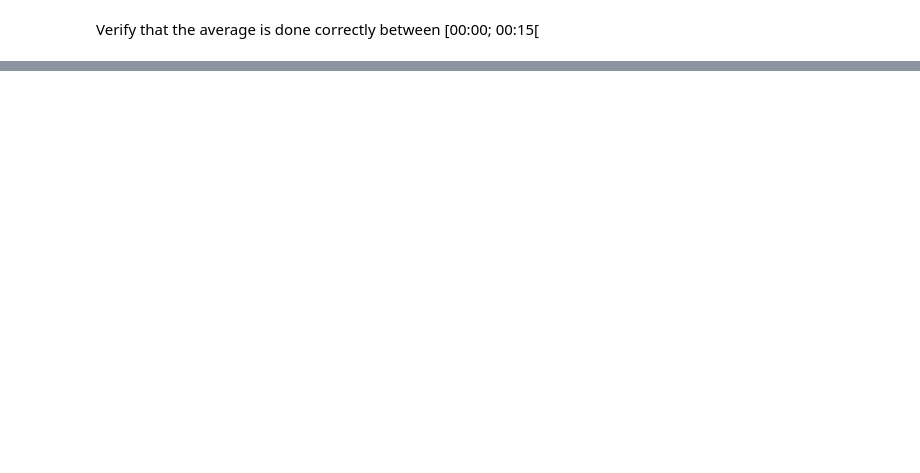
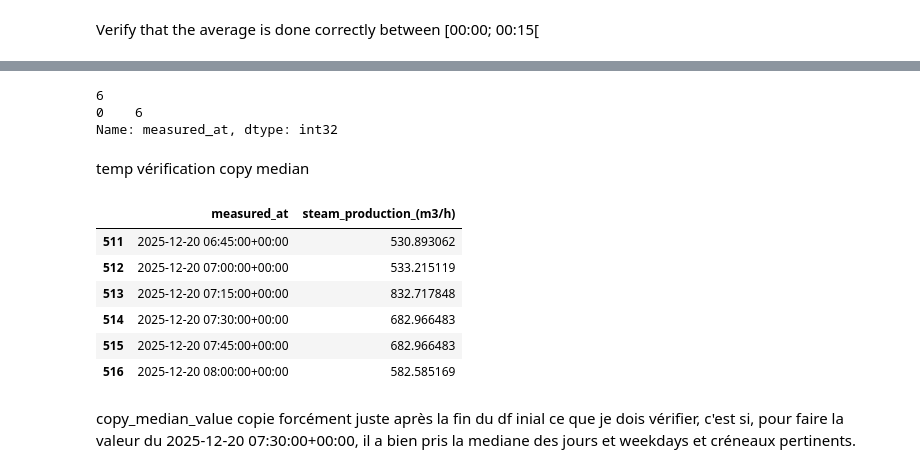
Before and after one commit to danielbinzainol/cascadya, a Jupyter notebook: notebooks/1.0-lam-inariz-data-exploration.ipynb, the cells around one changed output, grey strips where cells are left out. Cells and saved outputs as stored; diff of their text form; code cells hidden in the pictures; blank space fills up the shorter version.

Commit message:
simple-prevision-copy-and-median

```diff
--- a/notebooks/1.0-lam-inariz-data-exploration.ipynb
+++ b/notebooks/1.0-lam-inariz-data-exploration.ipynb
@@ -57,0 +94,9 @@ plt.show()
+# %%
+from predict import simple_copy, copy_median_values
+import datetime
+
+# y_copy1day = simple_copy(y_15min, "measured_at", "steam_production_(m3/h)", datetime.date(2025,12,15), datetime.date(2025,12,16))
+# y_copy1week = simple_copy(y_15min, "measured_at", "steam_production_(m3/h)", datetime.date(2025,12,15), datetime.date(2025,12,20))
+
+y_median1day = copy_median_values(y_15min, "measured_at", "steam_production_(m3/h)", use_holidays=False, use_weekdays=True, use_hours=True, extension="jour")
+# y_median1week = copy_median_values(y_15min, "measured_at", "steam_production_(m3/h)", use_holidays=False, use_weekdays=True, use_hours=True, extension="semaine")
@@ -57,0 +131,29 @@ plt.show()
+# %%
+# y_copy1week[y_copy1week.measured_at == start_new_1week]
+# y_copy1week.iloc[len(y_15min)-3:len(y_15min)+3]
+print(y_copy1week.iloc[len(y_15min)].measured_at.weekday())
+start  = datetime.date(2025,12,15)
+start = pd.to_datetime(start, errors="coerce")
+start = start.tz_localize(source_timezone)
+start = start.tz_convert("UTC")
+
+print(y_15min[y_15min.measured_at == start].measured_at.dt.weekday)
+# %% [output]
+6
+0    6
+Name: measured_at, dtype: int32
+# %% [markdown]
+temp vérification copy median
+# %%
+y_median1day.iloc[len(y_15min)-3:len(y_15min)+3]
+# %% [output]
+|  | measured_at | steam_production_(m3/h) |
+| 511 | 2025-12-20 06:45:00+00:00 | 530.893062 |
+| 512 | 2025-12-20 07:00:00+00:00 | 533.215119 |
+| 513 | 2025-12-20 07:15:00+00:00 | 832.717848 |
+| 514 | 2025-12-20 07:30:00+00:00 | 682.966483 |
+| 515 | 2025-12-20 07:45:00+00:00 | 682.966483 |
+| 516 | 2025-12-20 08:00:00+00:00 | 582.585169 |
+# %% [markdown]
+copy_median_value copie forcément juste après la fin du df inial
+ce que je dois vérifier, c'est si, pour faire la valeur du 2025-12-20 07:30:00+00:00, il a bien pris la mediane des jours et weekdays et créneaux pertinents.
```
Also changed, not shown: parts of 10 cells of this notebook, 3 other files.
